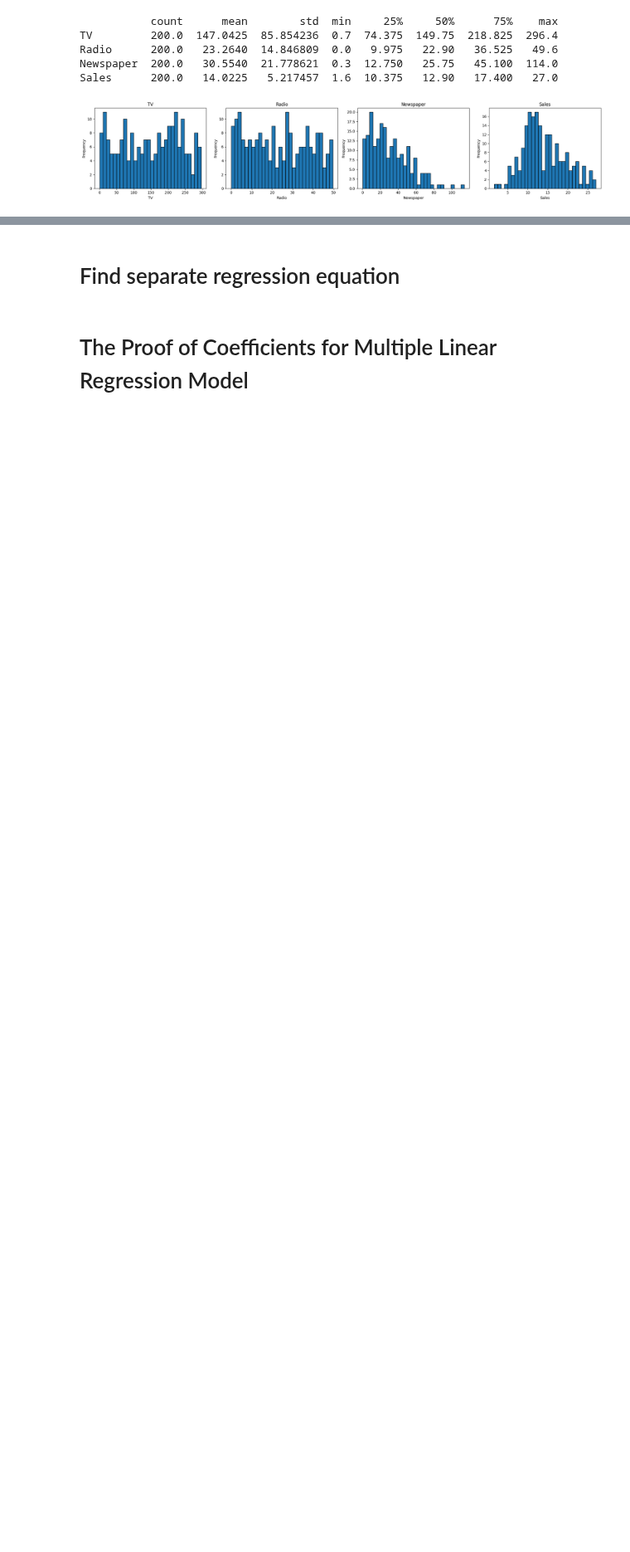
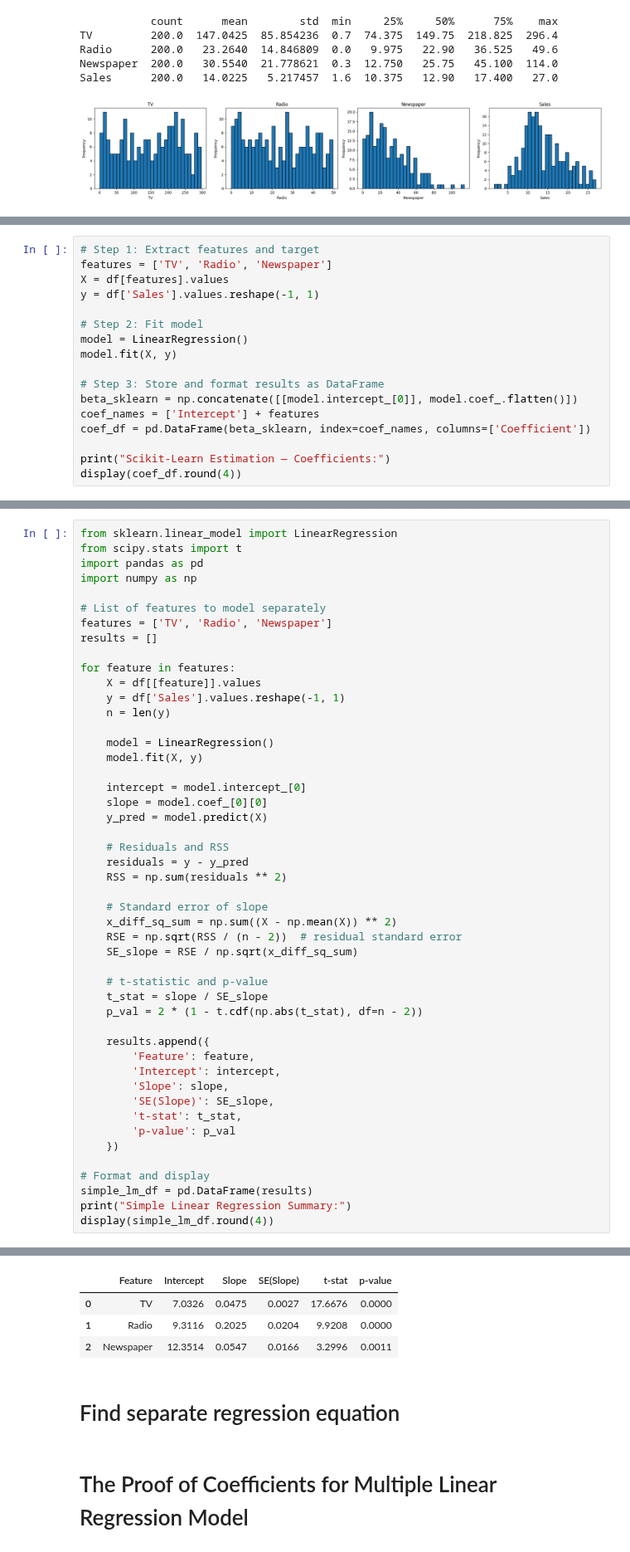
Before and after one commit to alextianyf/LinearRegression-CaseStudy-Spend-Sale-Prediction, a Jupyter notebook: notebooks/02-Multiple-LinearRegression.ipynb, the cells around one changed output, grey strips where cells are left out. Shown at 83% size. Saved outputs shown, nothing was run; the diff lists cells and outputs as text; blank space fills up the shorter version.

Commit message:
esimating regression coefficients

```diff
--- a/notebooks/02-Multiple-LinearRegression.ipynb
+++ b/notebooks/02-Multiple-LinearRegression.ipynb
@@ -89,0 +144,17 @@ Sales      200.0   14.0225   5.217457  1.6  10.375   12.90   17.400   27.0
+# %%
+# Step 1: Extract features and target
+features = ['TV', 'Radio', 'Newspaper']
+X = df[features].values
+y = df['Sales'].values.reshape(-1, 1)
+
+# Step 2: Fit model
+model = LinearRegression()
+model.fit(X, y)
+
+# Step 3: Store and format results as DataFrame
+beta_sklearn = np.concatenate([[model.intercept_[0]], model.coef_.flatten()])
+coef_names = ['Intercept'] + features
+coef_df = pd.DataFrame(beta_sklearn, index=coef_names, columns=['Coefficient'])
+
+print("Scikit-Learn Estimation — Coefficients:")
+display(coef_df.round(4))
@@ -89,0 +170,49 @@ Sales      200.0   14.0225   5.217457  1.6  10.375   12.90   17.400   27.0
+# %%
+from sklearn.linear_model import LinearRegression
+from scipy.stats import t
+import pandas as pd
+import numpy as np
+
+# List of features to model separately
+features = ['TV', 'Radio', 'Newspaper']
+results = []
+
+for feature in features:
+    X = df[[feature]].values
+    y = df['Sales'].values.reshape(-1, 1)
+    n = len(y)
+
+    model = LinearRegression()
+    model.fit(X, y)
+
+    intercept = model.intercept_[0]
+    slope = model.coef_[0][0]
+    y_pred = model.predict(X)
+
+    # Residuals and RSS
+    residuals = y - y_pred
+    RSS = np.sum(residuals ** 2)
+
+    # Standard error of slope
+    x_diff_sq_sum = np.sum((X - np.mean(X)) ** 2)
+    RSE = np.sqrt(RSS / (n - 2))  # residual standard error
+    SE_slope = RSE / np.sqrt(x_diff_sq_sum)
+
+    # t-statistic and p-value
+    t_stat = slope / SE_slope
+    p_val = 2 * (1 - t.cdf(np.abs(t_stat), df=n - 2))
+
+    results.append({
+        'Feature': feature,
+        'Intercept': intercept,
+        'Slope': slope,
+        'SE(Slope)': SE_slope,
+        't-stat': t_stat,
+        'p-value': p_val
+    })
+
+# Format and display
+simple_lm_df = pd.DataFrame(results)
+print("Simple Linear Regression Summary:")
+display(simple_lm_df.round(4))
+# %% [output]
@@ -90,3 +220,7 @@ Sales      200.0   14.0225   5.217457  1.6  10.375   12.90   17.400   27.0
+|  | Feature | Intercept | Slope | SE(Slope) | t-stat | p-value |
+| 0 | TV | 7.0326 | 0.0475 | 0.0027 | 17.6676 | 0.0000 |
+| 1 | Radio | 9.3116 | 0.2025 | 0.0204 | 9.9208 | 0.0000 |
+| 2 | Newspaper | 12.3514 | 0.0547 | 0.0166 | 3.2996 | 0.0011 |
 # %% [markdown]
 # Find separate regression equation
 # %% [markdown]
```
Also changed, not shown: parts of 11 cells of this notebook.
